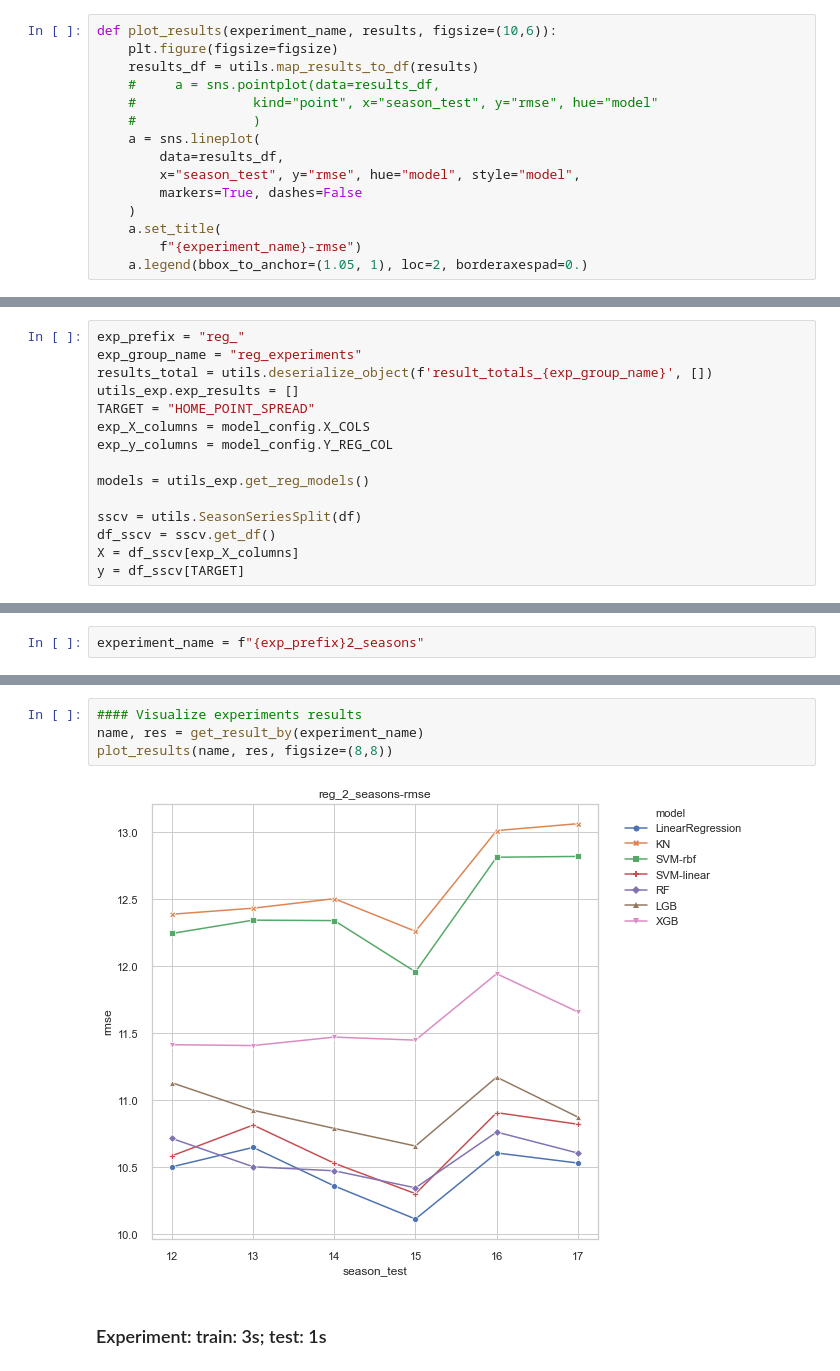
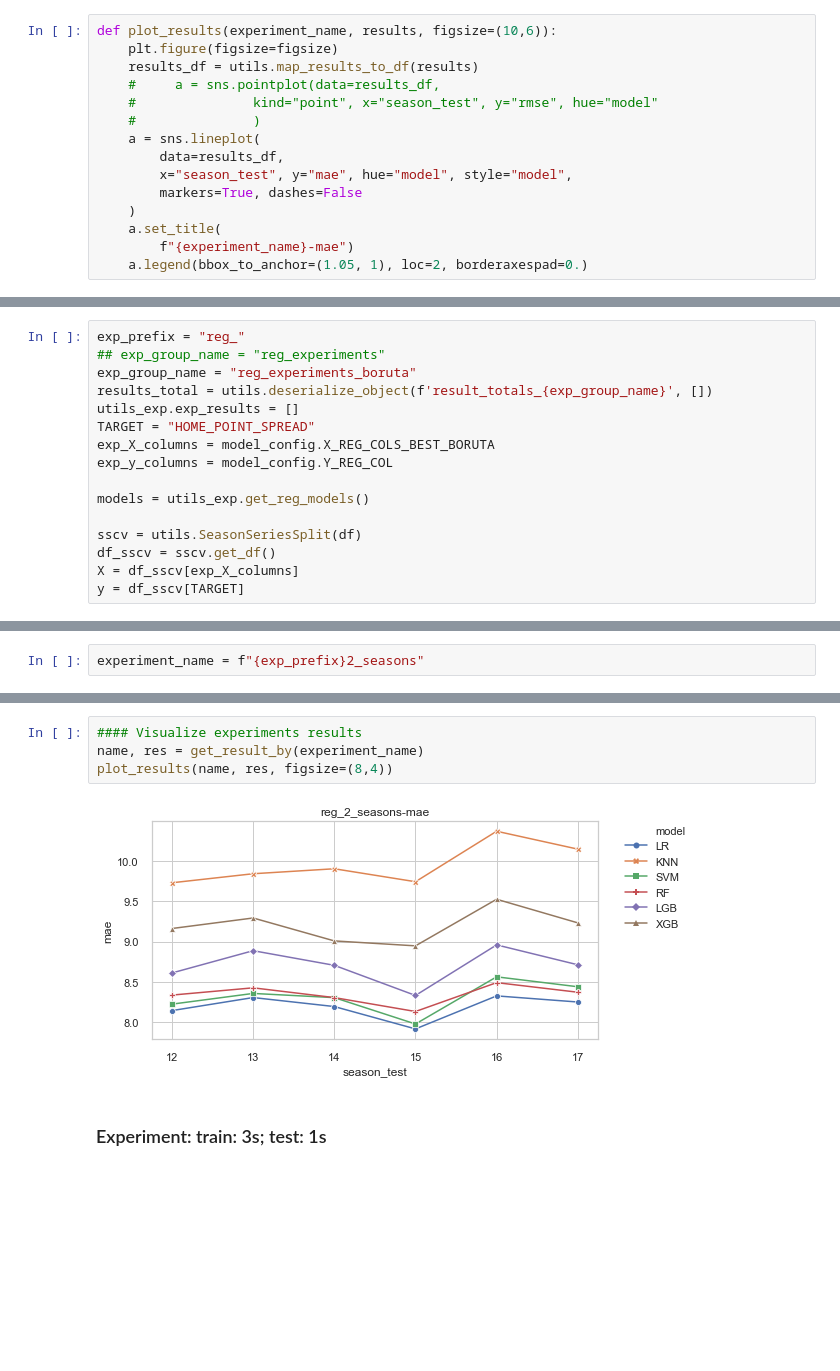
Before and after one commit to ncalderon/nba-predictor, a Jupyter notebook: nba_point_spread_reg.ipynb, the cells around one changed output, grey strips where cells are left out. Cells and saved outputs as stored; diff of their text form; blank space fills up the shorter version.

Commit message:
- Rename metrics name - Rename algorithms abbr name - Add boruta best feature from Reg experiments

```diff
--- a/nba_point_spread_reg.ipynb
+++ b/nba_point_spread_reg.ipynb
@@ -74,11 +74,11 @@ def plot_results(experiment_name, results, figsize=(10,6)):
     #               )
     a = sns.lineplot(
         data=results_df,
-        x="season_test", y="rmse", hue="model", style="model",
+        x="season_test", y="mae", hue="model", style="model",
         markers=True, dashes=False
     )
     a.set_title(
-        f"{experiment_name}-rmse")
+        f"{experiment_name}-mae")
     a.legend(bbox_to_anchor=(1.05, 1), loc=2, borderaxespad=0.)
 # %%
 def get_results_df():
@@ -145,11 +146,12 @@ print(df.shape)
 ### Setup
 # %%
 exp_prefix = "reg_"
-exp_group_name = "reg_experiments"
+## exp_group_name = "reg_experiments"
+exp_group_name = "reg_experiments_boruta"
 results_total = utils.deserialize_object(f'result_totals_{exp_group_name}', [])
 utils_exp.exp_results = []
 TARGET = "HOME_POINT_SPREAD"
-exp_X_columns = model_config.X_COLS
+exp_X_columns = model_config.X_REG_COLS_BEST_BORUTA
 exp_y_columns = model_config.Y_REG_COL
 
 models = utils_exp.get_reg_models()
@@ -526,9 +524,9 @@ Done
 # %%
 #### Visualize experiments results
 name, res = get_result_by(experiment_name)
-plot_results(name, res, figsize=(8,8))
+plot_results(name, res, figsize=(8,4))
 # %% [output]
-[figure, old version]
+[figure, new version]
 # %% [markdown]
 ### Experiment: train: 3s; test: 1s
 # %%
```
Also changed, not shown: parts of 21 cells of this notebook, 5 other files.
